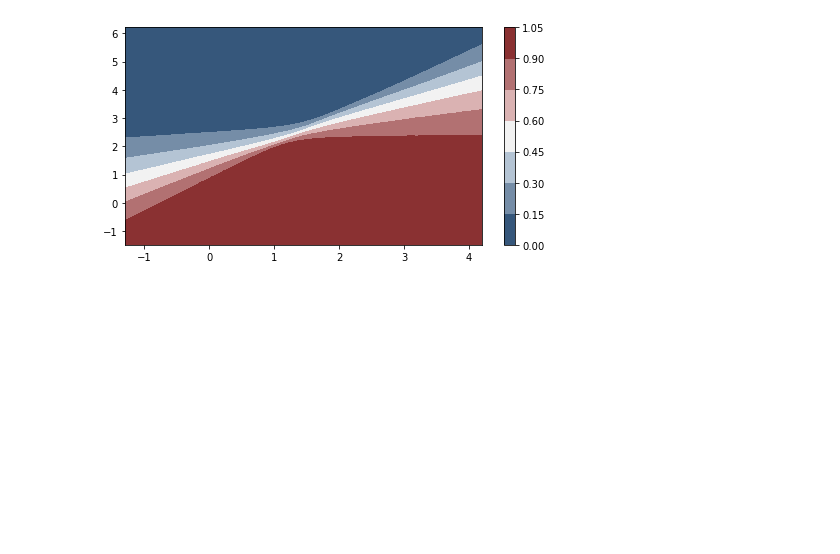
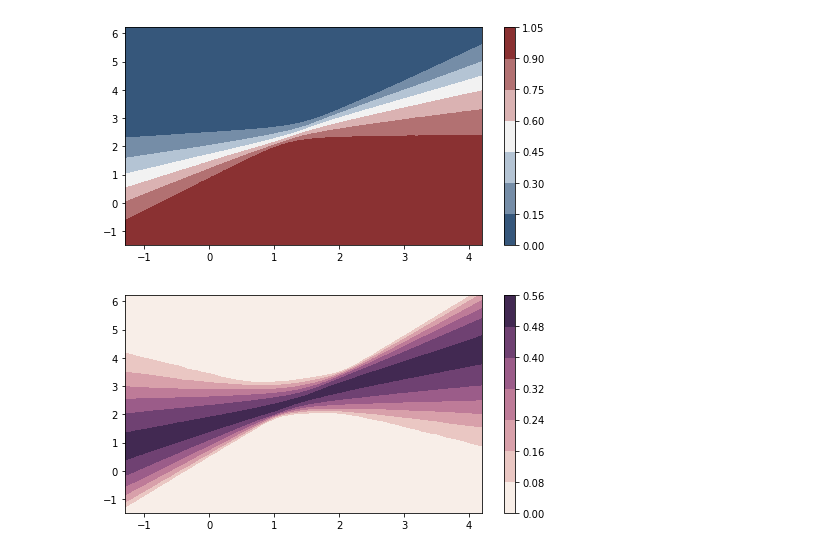
Before and after one commit to explain-ml/explain-ml-deprecated, a Jupyter notebook: notebooks/2021-March-12-logistic-bayesian.ipynb, the cells around one changed output. Drawn from its saved outputs; the diff is of its cells as text; code cells hidden in the pictures; blank space fills up the shorter version.

Commit message:
added uncertainty plots

```diff
--- a/notebooks/2021-March-12-logistic-bayesian.ipynb
+++ b/notebooks/2021-March-12-logistic-bayesian.ipynb
@@ -124,3 +124,15 @@ cbar = plt.colorbar(contour, ax=ax)
 #cbar.ax.set_ylabel("Posterior predictive mean probability of class label = 0");
 # %% [output]
 [figure]
+# %%
+pred = posterior['Y_obs'].mean(axis=0)>0.5
+cmap = sns.cubehelix_palette(light=1, as_cmap=True)
+fig, ax = plt.subplots(figsize=(8, 4))
+contour = plt.contourf(xx, yy, posterior['Y_obs'].std(axis=0).reshape(xx.shape),cmap=cmap)
+#ax.scatter(X_test[pred == 0, 0], X_test[pred == 0, 1])
+#ax.scatter(X_test[pred == 1, 0], X_test[pred == 1, 1], color="r")
+cbar = plt.colorbar(contour, ax=ax)
+#_ = ax.set(xlim=(-3, 3), ylim=(-3, 3), xlabel="X", ylabel="Y")
+#cbar.ax.set_ylabel("Posterior predictive mean probability of class label = 0");
+# %% [output]
+[figure, added]
```
